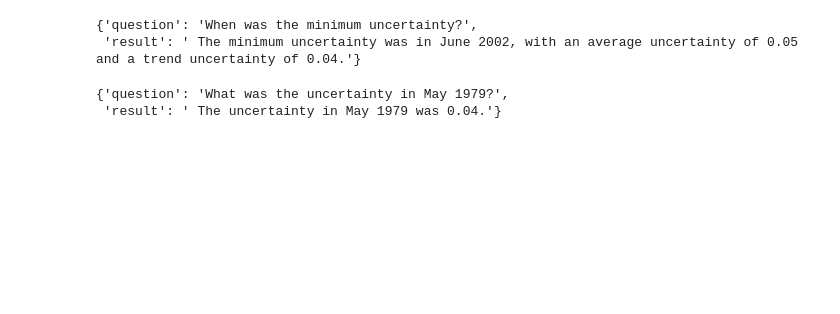
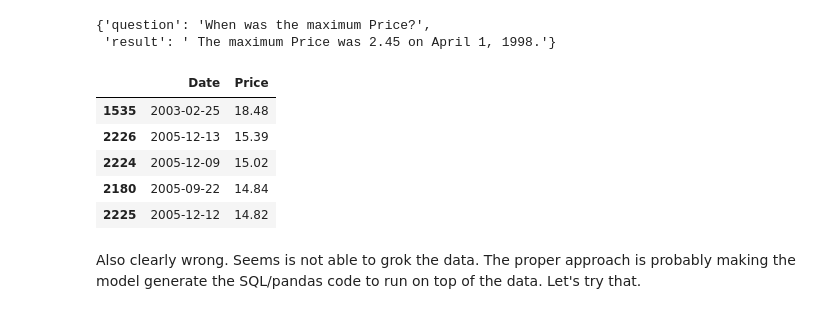
Before and after one commit to davidgasquez/datalab, a Jupyter notebook: notebooks/2023-04-02-Langchain.ipynb, the cells around one changed output. Saved outputs shown, nothing was run; the diff lists cells and outputs as text; code cells hidden in the pictures; blank space fills up the shorter version.

```diff
--- a/notebooks/2023-04-02-Langchain.ipynb
+++ b/notebooks/2023-04-02-Langchain.ipynb
@@ -22,10 +49,16 @@ chain = RetrievalQA.from_chain_type(
 # %%
-chain({"question": "When was the minimum uncertainty?"})
+chain({"question": "When was the maximum Price?"})
 # %% [output]
-{'question': 'When was the minimum uncertainty?',
- 'result': ' The minimum uncertainty was in June 2002, with an average uncertainty of 0.05 and a trend uncertainty of 0.04.'}
+{'question': 'When was the maximum Price?',
+ 'result': ' The maximum Price was 2.45 on April 1, 1998.'}
-# %%
-chain({"question": "What was the uncertainty in May 1979?"})
-# %% [output]
-{'question': 'What was the uncertainty in May 1979?',
- 'result': ' The uncertainty in May 1979 was 0.04.'}
+# %%
+df.sort_values(by="Price", ascending=False).head(5)
+# %% [output]
+|  | Date | Price |
+| 1535 | 2003-02-25 | 18.48 |
+| 2226 | 2005-12-13 | 15.39 |
+| 2224 | 2005-12-09 | 15.02 |
+| 2180 | 2005-09-22 | 14.84 |
+| 2225 | 2005-12-12 | 14.82 |
+# %% [markdown]
+Also clearly wrong. Seems is not able to grok the data. The proper approach is probably making the model generate the SQL/pandas code to run on top of the data. Let's try that.
```
Also changed, not shown: parts of 19 cells of this notebook, 1 other file.
